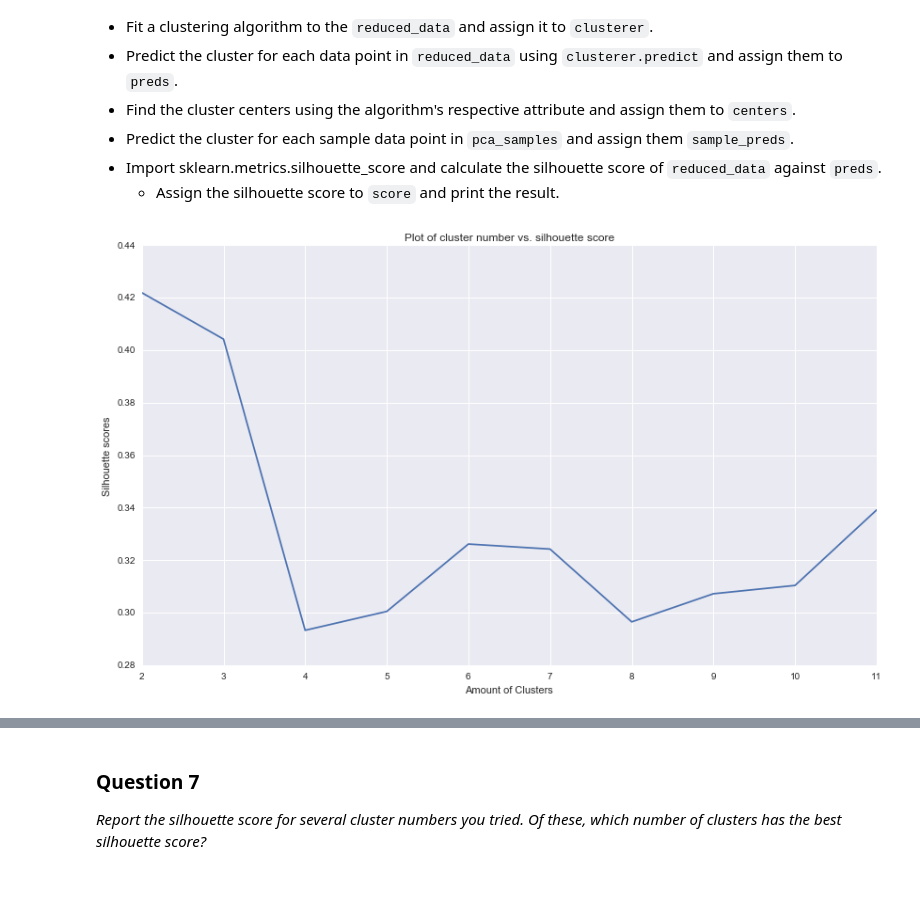
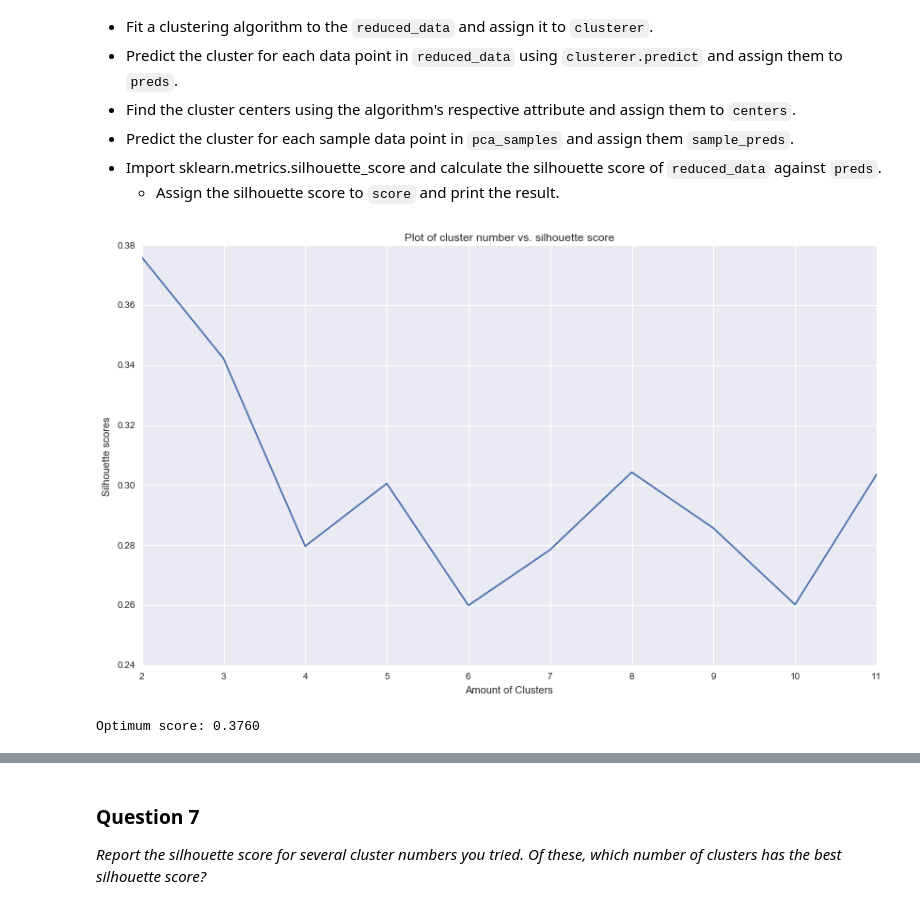
Before and after one commit to t-lanigan/customer-segments, a Jupyter notebook: customer_segments.ipynb, the cells around one changed output, grey strips where cells are left out. Drawn from its saved outputs; the diff is of its cells as text; code cells hidden in the pictures.

```diff
--- a/customer_segments.ipynb
+++ b/customer_segments.ipynb
@@ -38,7 +38,7 @@ except:
     print "Dataset could not be loaded. Is the dataset missing?"
 
 # Set a random state for the training algorithms
-RAN_STATE = 42
+RAN_STATE = 29
 
 #Set size for figures
 FIG_SIZE = (14,8)
@@ -536,32 +532,34 @@ from sklearn.metrics import silhouette_score
 
 def score_GMM(n_clusters):
     # TODO: Apply your clustering algorithm of choice to the reduced data
     clusterer = GaussianMixture(n_components=n_clusters, random_state = RAN_STATE).fit(reduced_data)
 
     # TODO: Predict the cluster for each data point
     preds = clusterer.predict(reduced_data)
 
     # TODO: Find the cluster centers
     centers = clusterer.means_
 
     # TODO: Predict the cluster for each transformed sample data point
     sample_preds = clusterer.predict(pca_samples)
 
     # TODO: Calculate the mean silhouette coefficient for the number of clusters chosen
-    score = silhouette_score(reduced_data, preds)
+    score = silhouette_score(reduced_data, preds, metric = "mahalanobis")
     return score
 
 # Make an array of different silhouette_scores for clusters from 2 to 10.
 GMM_scores = []
 for i in range(2,12):
     GMM_scores.append(score_GMM(i))
 
 #Plot silhouette scores for a variety of cluster numbers.
 plt.figure(figsize= FIG_SIZE)
 plt.plot(range(2,12),GMM_scores)
 plt.xlabel('Amount of Clusters')
 plt.ylabel('Silhouette scores')
 plt.title('Plot of cluster number vs. silhouette score')
 plt.show()
+print 'Optimum score: {:.4f}'.format(max(GMM_scores))
 # %% [output]
-[figure, old version]
+[figure, new version]
+Optimum score: 0.3760
```
Also changed, not shown: parts of 23 cells of this notebook, 11 other files.
